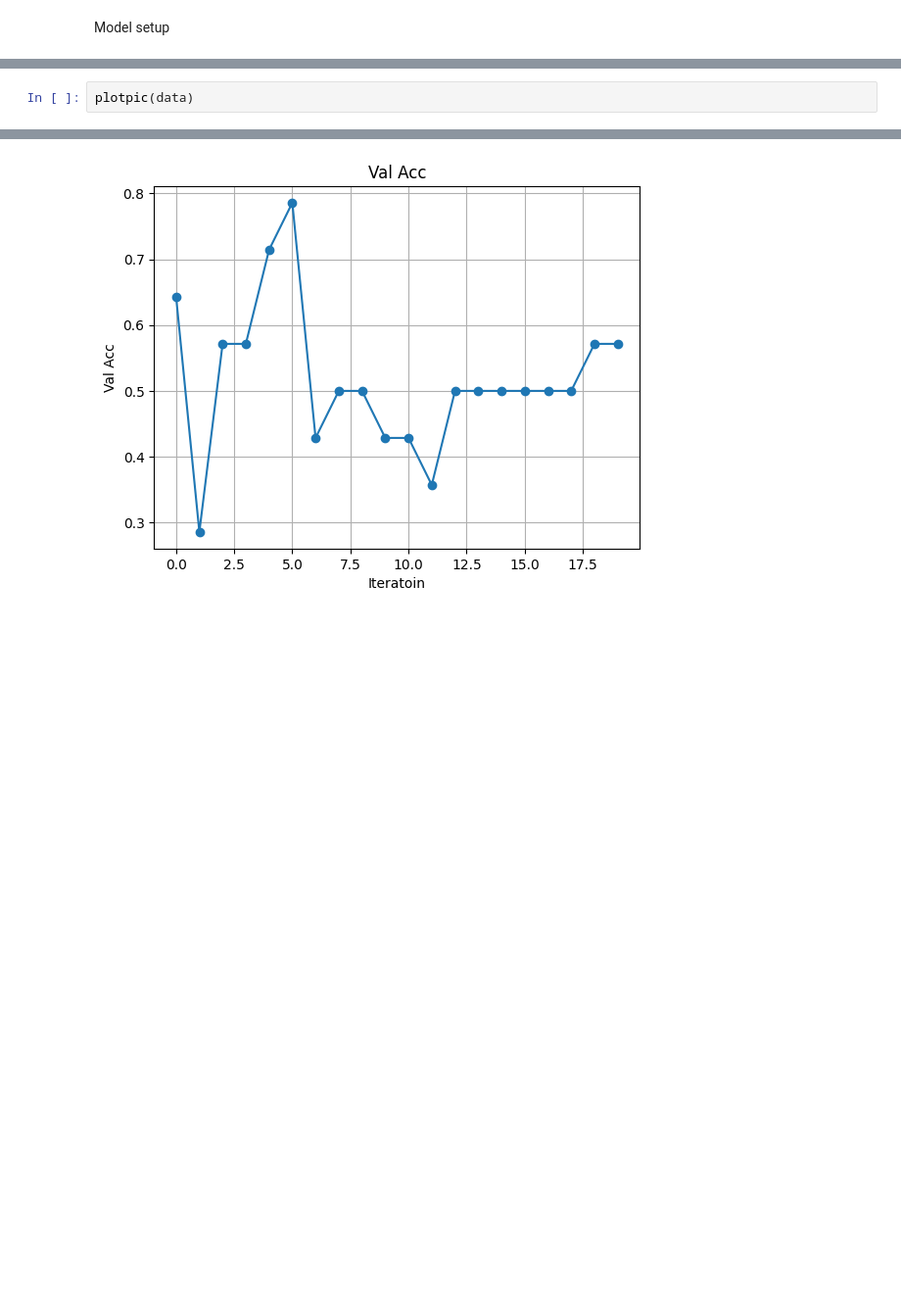
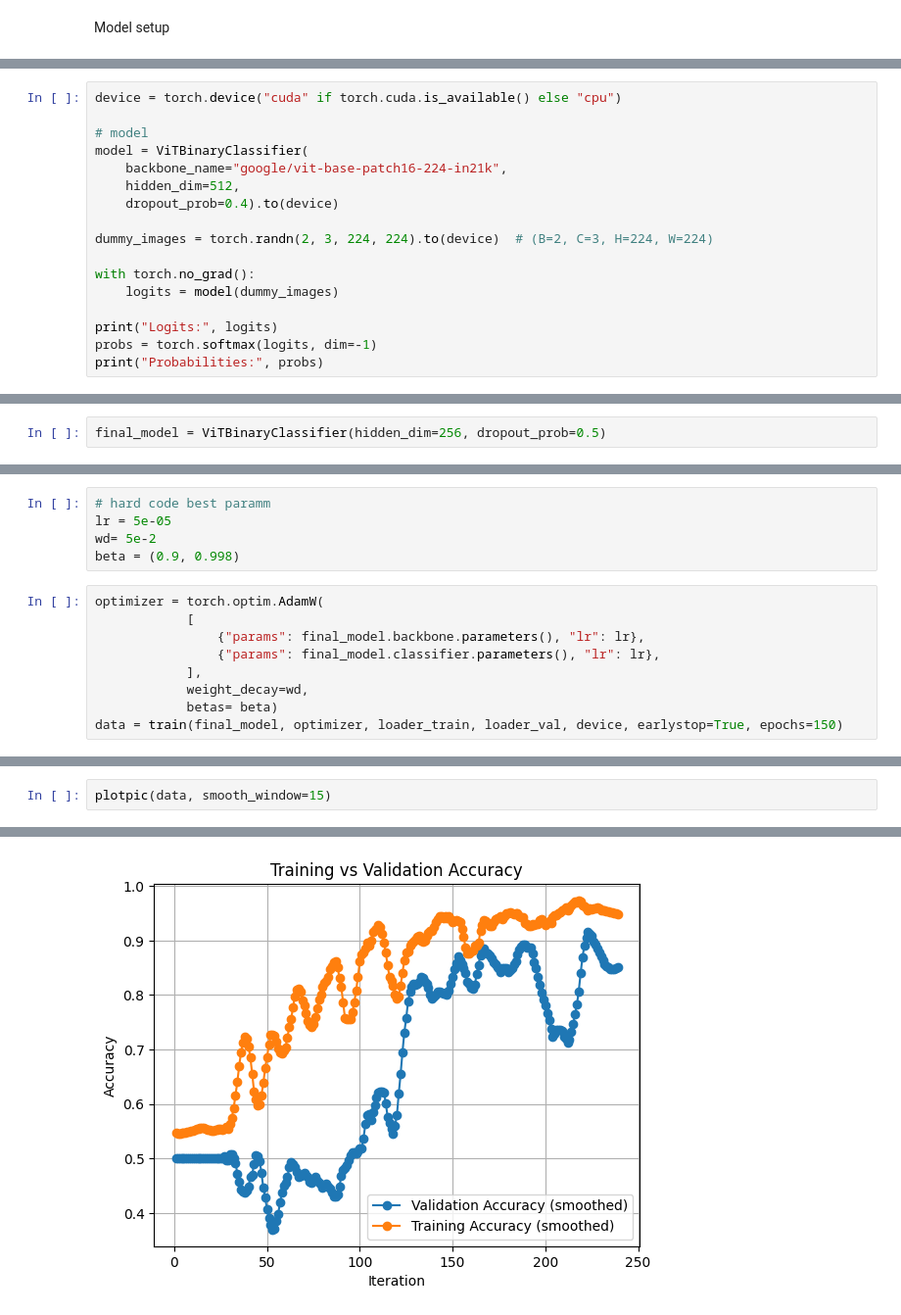
Before and after one commit to Arrokothwh/Push-Button-Heroes-Instant-Crosswalk-Button-Recognition, a Jupyter notebook: ClassificationModel/vit-B.ipynb, the cells around one changed output, grey strips where cells are left out. Shown at 98% size. Saved outputs shown, nothing was run; the diff lists cells and outputs as text; blank space fills up the shorter version.

Commit message:
final vit-B + organize + save graph

```diff
--- a/ClassificationModel/vit-B.ipynb
+++ b/ClassificationModel/vit-B.ipynb
@@ -192,0 +149,17 @@ adamw = optim.AdamW(model.parameters(), lr=5e-5,
+# %%
+device = torch.device("cuda" if torch.cuda.is_available() else "cpu")
+
+# model
+model = ViTBinaryClassifier(
+    backbone_name="google/vit-base-patch16-224-in21k",
+    hidden_dim=512,
+    dropout_prob=0.4).to(device)
+
+dummy_images = torch.randn(2, 3, 224, 224).to(device)  # (B=2, C=3, H=224, W=224)
+
+with torch.no_grad():
+    logits = model(dummy_images)
+
+print("Logits:", logits)
+probs = torch.softmax(logits, dim=-1)
+print("Probabilities:", probs)
@@ -222,0 +181,2 @@ train_acc = 0.71900826446281
+# %%
+final_model = ViTBinaryClassifier(hidden_dim=256, dropout_prob=0.5)
@@ -222,0 +206,14 @@ train_acc = 0.71900826446281
+# %%
+# hard code best paramm
+lr = 5e-05
+wd= 5e-2
+beta = (0.9, 0.998)
+# %%
+optimizer = torch.optim.AdamW(
+            [
+                {"params": final_model.backbone.parameters(), "lr": lr},
+                {"params": final_model.classifier.parameters(), "lr": lr},
+            ],
+            weight_decay=wd,
+            betas= beta)
+data = train(final_model, optimizer, loader_train, loader_val, device, earlystop=True, epochs=150)
@@ -223,3 +238,3 @@ train_acc = 0.71900826446281
 # %%
-plotpic(data)
+plotpic(data, smooth_window=15)
 # %% [output]
@@ -227 +242 @@ plotpic(data)
-[figure, old version]
+[figure, new version]
```
Also changed, not shown: parts of 32 cells of this notebook, 9 other files.
